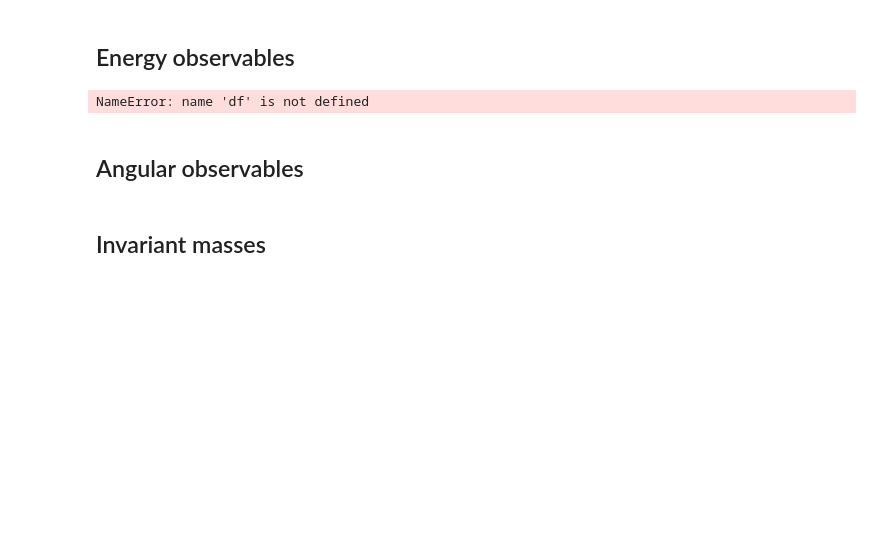
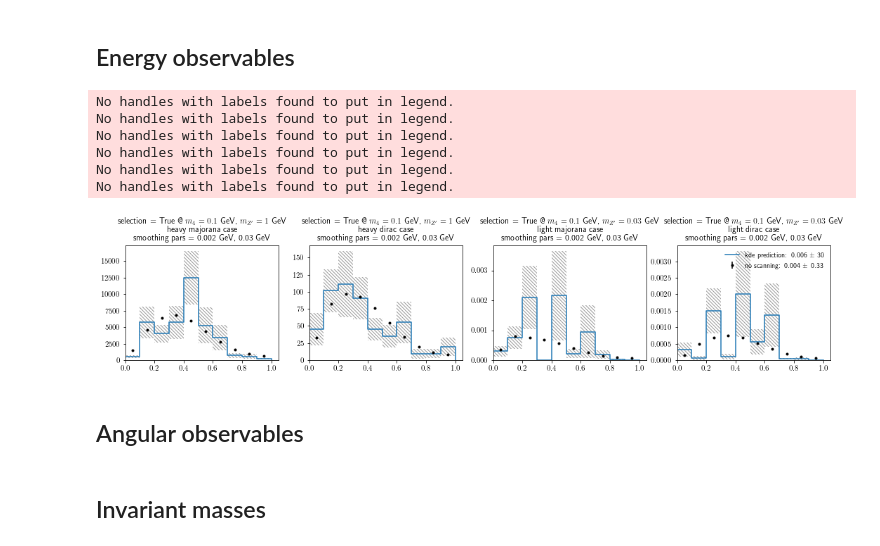
Before and after one commit to mhostert/dark-neutrinos-at-T2K, a Jupyter notebook: exp_analysis/3_comparison_observables.ipynb, the cells around one changed output. Drawn from its saved outputs; the diff is of its cells as text; code cells hidden in the pictures; blank space fills up the shorter version.

Commit message:
plotting scripts and E plots for all cases

```diff
--- a/exp_analysis/3_comparison_observables.ipynb
+++ b/exp_analysis/3_comparison_observables.ipynb
@@ -63,36 +61,45 @@ FileNotFoundError: [Errno 2] No such file or directory: '../data/nd280_nu/3plus1
 # %%
 EMIN=0; EMAX= 1.0
 bins = 10
-
+var1='ee_energy'
+var2=''
 # Heavy
 m4mz = (0.1, 1)
-kde_to_noscan_comparison(var1='ee_mass', var2='',
+fig,  axes = plt.subplots(nrows=1, ncols=4,figsize = (18,3))
+
+kde_to_noscan_comparison(var1=var1, var2=var2,
                          range=(EMIN, EMAX), bins=10,
-                         m4mz=(0.1, 1),
+                         m4mz=m4mz,
                          exp_analysis_obj=my_exp_analysis_hm,
-                         smoothing_pars=[0.002, 0.03])
+                         smoothing_pars=[0.002, 0.03], figure=(fig,axes[0]))
 
-kde_to_noscan_comparison(var1='ee_mass', var2='',
+kde_to_noscan_comparison(var1=var1, var2=var2,
                          range=(EMIN, EMAX), bins=10,
-                         m4mz=(0.1, 1),
-                         exp_analysis_obj=my_exp_analysis_hm,
-                         smoothing_pars=[0.002, 0.03])
+                         m4mz=m4mz,
+                         exp_analysis_obj=my_exp_analysis_hd,
+                         smoothing_pars=[0.002, 0.03], figure=(fig,axes[1]))
 
 # Heavy
 m4mz = (0.1, 0.03)
-kde_to_noscan_comparison(var1='ee_mass', var2='',
+kde_to_noscan_comparison(var1=var1, var2=var2,
                          range=(EMIN, EMAX), bins=10,
-                         m4mz=(0.1, 1),
-                         exp_analysis_obj=my_exp_analysis_hm,
-                         smoothing_pars=[0.002, 0.03])
+                         m4mz=m4mz,
+                         exp_analysis_obj=my_exp_analysis_lm,
+                         smoothing_pars=[0.002, 0.03], figure=(fig,axes[2]))
 
-kde_to_noscan_comparison(var1='ee_mass', var2='',
+kde_to_noscan_comparison(var1=var1, var2=var2,
                          range=(EMIN, EMAX), bins=10,
-                         m4mz=(0.1, 1),
-                         exp_analysis_obj=my_exp_analysis_hm,
-                         smoothing_pars=[0.002, 0.03])
+                         m4mz=m4mz,
+                         exp_analysis_obj=my_exp_analysis_ld,
+                         smoothing_pars=[0.002, 0.03], figure=(fig,axes[3]))
 # %% [output]
-NameError: name 'df' is not defined
+No handles with labels found to put in legend.
+No handles with labels found to put in legend.
+No handles with labels found to put in legend.
+No handles with labels found to put in legend.
+No handles with labels found to put in legend.
+No handles with labels found to put in legend.
+[figure, added]
 # %%
 kde_to_noscan_comparison(var1='ee_mass',
                          var2='',
```
Also changed, not shown: parts of 3 cells of this notebook, 1 other file.
